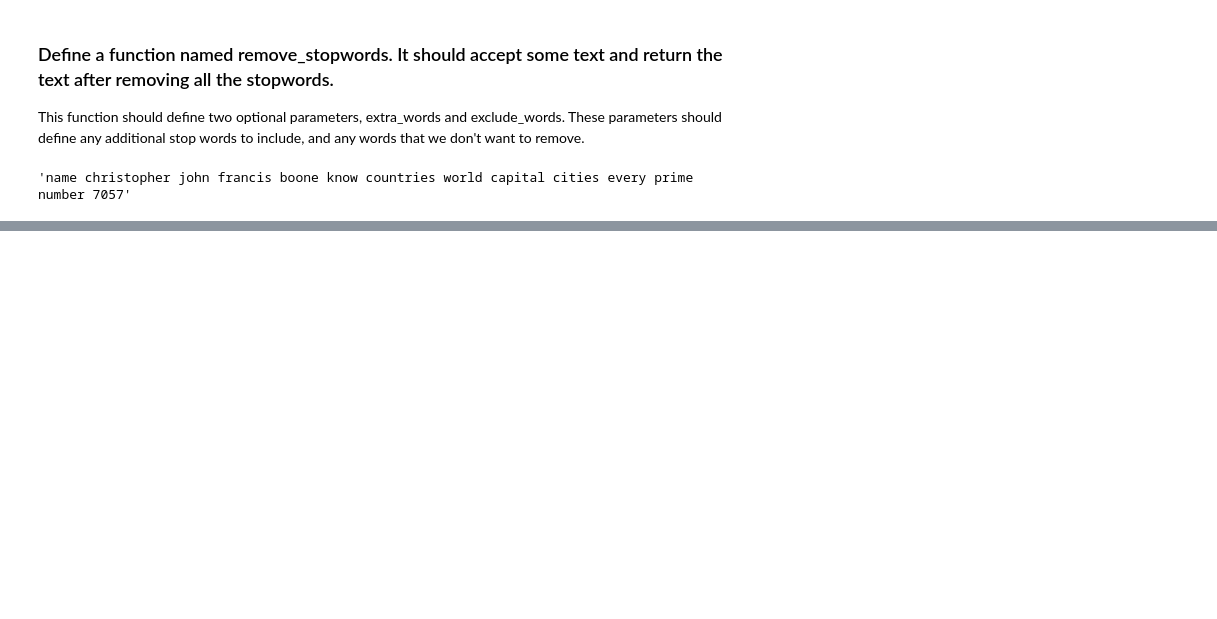
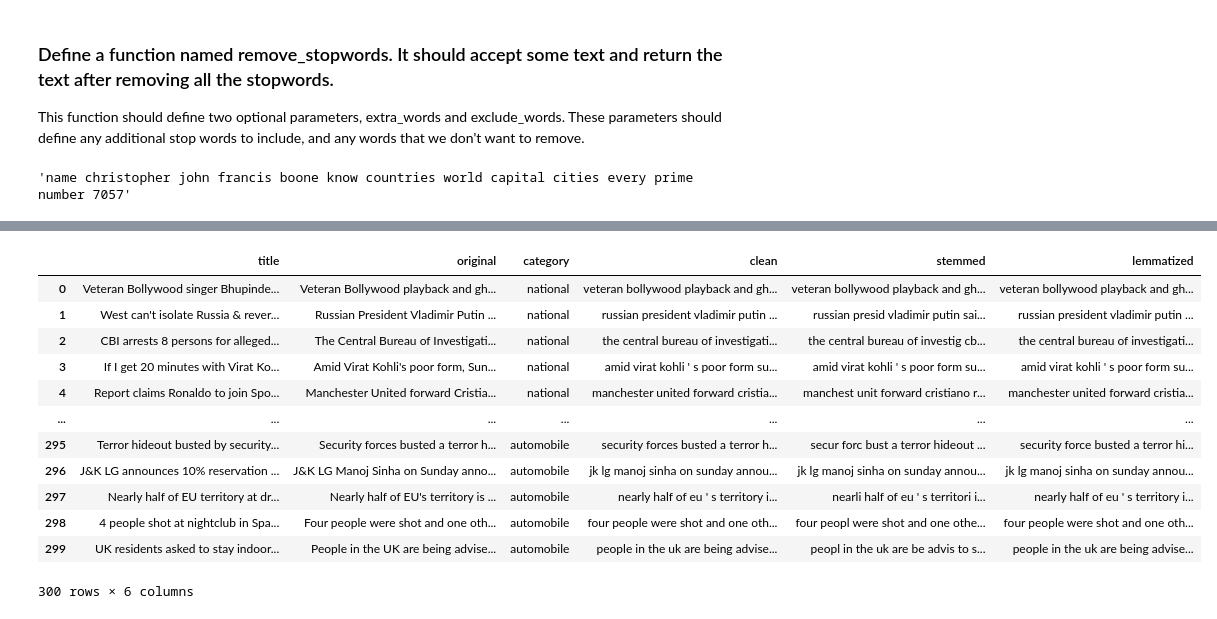
Before and after one commit to lochlynlaskowski/natural-language-processing-exercises, a Jupyter notebook: prepare.ipynb, the cells around one changed output, grey strips where cells are left out. Saved outputs shown, nothing was run; the diff lists cells and outputs as text; code cells hidden in the pictures; blank space fills up the shorter version.

```diff
--- a/prepare.ipynb
+++ b/prepare.ipynb
@@ -80,0 +130,24 @@ remove_stopwords(sample)
+# %%
+news_df['clean'] = news_df.original.apply(basic_clean)
+# %%
+news_df['clean'] = news_df.clean.apply(tokenize)
+# %%
+news_df['stemmed'] = news_df.clean.apply(stem)
+# %%
+news_df['lemmatized'] = news_df.clean.apply(lemmatize)
+# %%
+news_df
+# %% [output]
+|  | title | original | category | clean | stemmed | lemmatized |
+| 0 | Veteran Bollywood singer Bhupinde... | Veteran Bollywood playback and gh... | national | veteran bollywood playback and gh... | veteran bollywood playback and gh... | veteran bollywood playback and gh... |
+| 1 | West can't isolate Russia & rever... | Russian President Vladimir Putin ... | national | russian president vladimir putin ... | russian presid vladimir putin sai... | russian president vladimir putin ... |
+| 2 | CBI arrests 8 persons for alleged... | The Central Bureau of Investigati... | national | the central bureau of investigati... | the central bureau of investig cb... | the central bureau of investigati... |
+| 3 | If I get 20 minutes with Virat Ko... | Amid Virat Kohli's poor form, Sun... | national | amid virat kohli ' s poor form su... | amid virat kohli ' s poor form su... | amid virat kohli ' s poor form su... |
+| 4 | Report claims Ronaldo to join Spo... | Manchester United forward Cristia... | national | manchester united forward cristia... | manchest unit forward cristiano r... | manchester united forward cristia... |
+| ... | ... | ... | ... | ... | ... | ... |
+| 295 | Terror hideout busted by security... | Security forces busted a terror h... | automobile | security forces busted a terror h... | secur forc bust a terror hideout ... | security force busted a terror hi... |
+| 296 | J&K LG announces 10% reservation ... | J&K LG Manoj Sinha on Sunday anno... | automobile | jk lg manoj sinha on sunday annou... | jk lg manoj sinha on sunday annou... | jk lg manoj sinha on sunday annou... |
+| 297 | Nearly half of EU territory at dr... | Nearly half of EU's territory is ... | automobile | nearly half of eu ' s territory i... | nearli half of eu ' s territori i... | nearly half of eu ' s territory i... |
+| 298 | 4 people shot at nightclub in Spa... | Four people were shot and one oth... | automobile | four people were shot and one oth... | four peopl were shot and one othe... | four people were shot and one oth... |
+| 299 | UK residents asked to stay indoor... | People in the UK are being advise... | automobile | people in the uk are being advise... | peopl in the uk are be advis to s... | people in the uk are being advise... |
+300 rows × 6 columns
```
Also changed, not shown: parts of 19 cells of this notebook.
